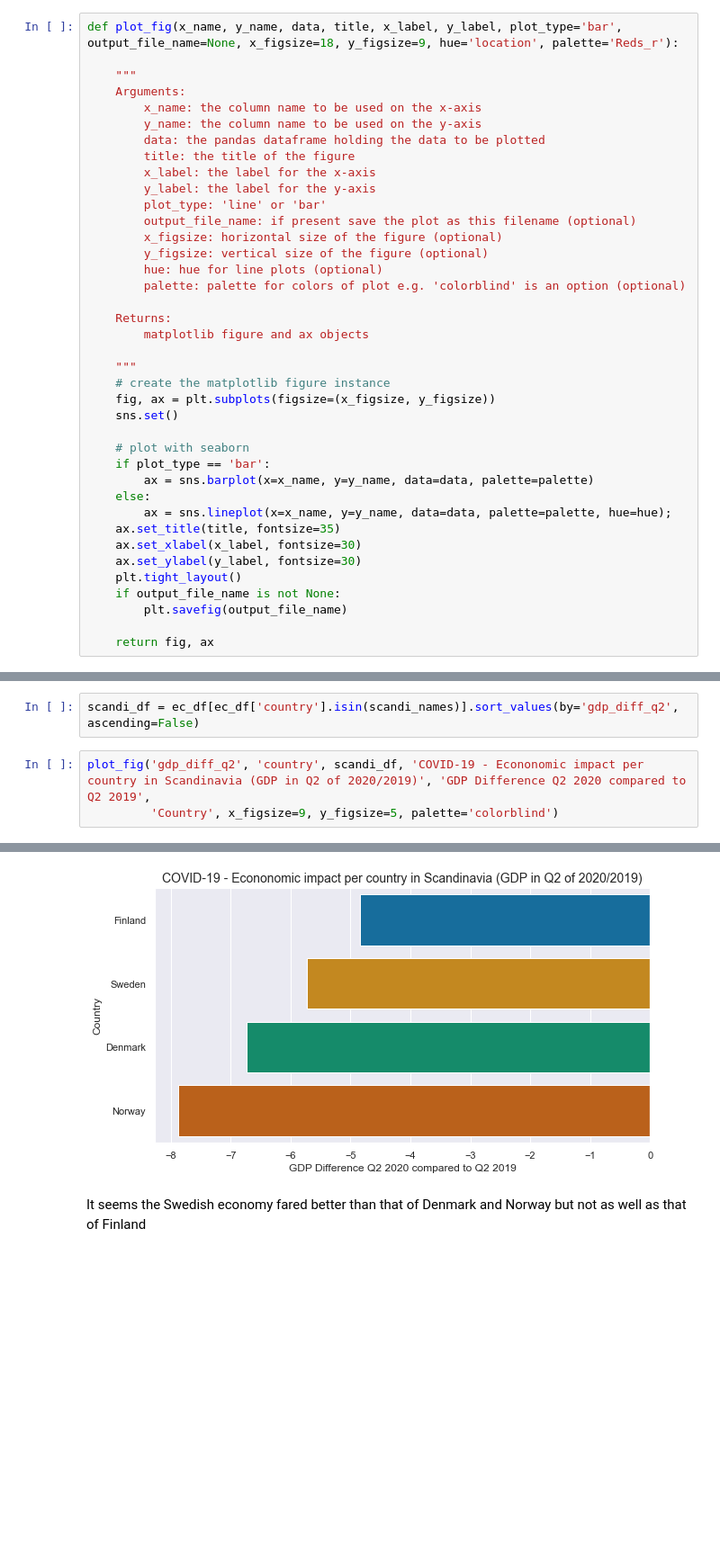
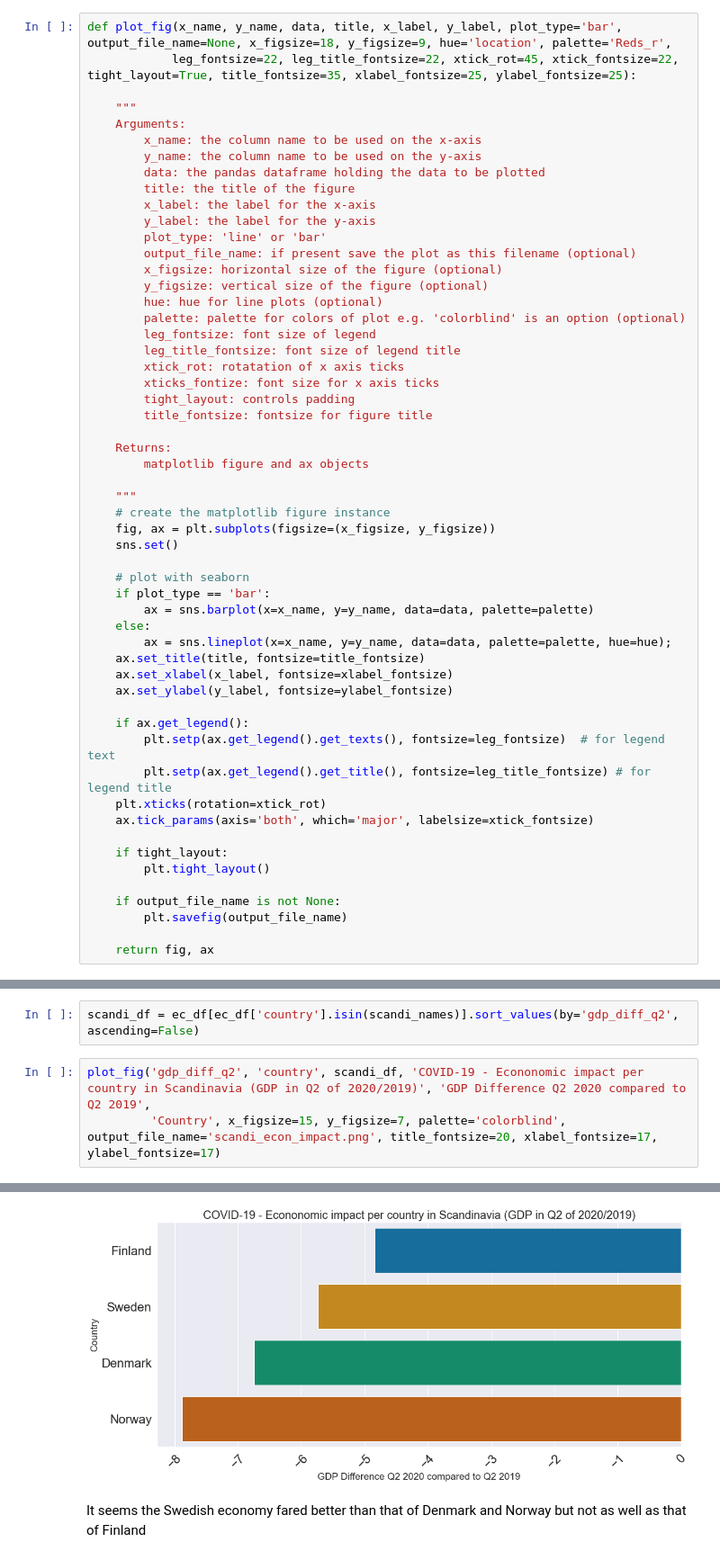
Before and after one commit to lee-hodg/Covid19Study, a Jupyter notebook: CovidStudy.ipynb, the cells around one changed output, grey strips where cells are left out. Shown at 90% size. Drawn from its saved outputs; the diff is of its cells as text; blank space fills up the shorter version.

```diff
--- a/CovidStudy.ipynb
+++ b/CovidStudy.ipynb
@@ -158,7 +158,8 @@ dtype: object
 # %% [markdown]
 # Helper functions
 # %%
-def plot_fig(x_name, y_name, data, title, x_label, y_label, plot_type='bar', output_file_name=None, x_figsize=18, y_figsize=9, hue='location', palette='Reds_r'):
+def plot_fig(x_name, y_name, data, title, x_label, y_label, plot_type='bar', output_file_name=None, x_figsize=18, y_figsize=9, hue='location', palette='Reds_r',
+            leg_fontsize=22, leg_title_fontsize=22, xtick_rot=45, xtick_fontsize=22, tight_layout=True, title_fontsize=35, xlabel_fontsize=25, ylabel_fontsize=25):
 
     """
     Arguments:
@@ -174,6 +175,12 @@ def plot_fig(x_name, y_name, data, title, x_label, y_label, plot_type='bar', out
         y_figsize: vertical size of the figure (optional)
         hue: hue for line plots (optional)
         palette: palette for colors of plot e.g. 'colorblind' is an option (optional)
+        leg_fontsize: font size of legend
+        leg_title_fontsize: font size of legend title
+        xtick_rot: rotatation of x axis ticks
+        xticks_fontize: font size for x axis ticks
+        tight_layout: controls padding
+        title_fontsize: fontsize for figure title
 
     Returns:
         matplotlib figure and ax objects
@@ -188,10 +195,19 @@ def plot_fig(x_name, y_name, data, title, x_label, y_label, plot_type='bar', out
         ax = sns.barplot(x=x_name, y=y_name, data=data, palette=palette)
     else:
         ax = sns.lineplot(x=x_name, y=y_name, data=data, palette=palette, hue=hue);
-    ax.set_title(title, fontsize=35)
-    ax.set_xlabel(x_label, fontsize=30)
-    ax.set_ylabel(y_label, fontsize=30)
-    plt.tight_layout()
+    ax.set_title(title, fontsize=title_fontsize)
+    ax.set_xlabel(x_label, fontsize=xlabel_fontsize)
+    ax.set_ylabel(y_label, fontsize=ylabel_fontsize)
+
+    if ax.get_legend():
+        plt.setp(ax.get_legend().get_texts(), fontsize=leg_fontsize)  # for legend text
+        plt.setp(ax.get_legend().get_title(), fontsize=leg_title_fontsize) # for legend title
+    plt.xticks(rotation=xtick_rot)
+    ax.tick_params(axis='both', which='major', labelsize=xtick_fontsize)
+
+    if tight_layout:
+        plt.tight_layout()
+
     if output_file_name is not None:
         plt.savefig(output_file_name)
 
@@ -720,5 +721,5 @@ scandi_names = ['Sweden', 'Denmark', 'Norway', 'Finland']
 scandi_df = ec_df[ec_df['country'].isin(scandi_names)].sort_values(by='gdp_diff_q2', ascending=False)
 # %%
 plot_fig('gdp_diff_q2', 'country', scandi_df, 'COVID-19 - Econonomic impact per country in Scandinavia (GDP in Q2 of 2020/2019)', 'GDP Difference Q2 2020 compared to Q2 2019',
-         'Country', x_figsize=9, y_figsize=5, palette='colorblind')
+         'Country', x_figsize=15, y_figsize=7, palette='colorblind', output_file_name='scandi_econ_impact.png', title_fontsize=20, xlabel_fontsize=17, ylabel_fontsize=17)
 # %% [output]
@@ -726,5 +727,5 @@ plot_fig('gdp_diff_q2', 'country', scandi_df, 'COVID-19 - Econonomic impact per
  <AxesSubplot:title={'center':'COVID-19 - Econonomic impact per country in Scandinavia (GDP in Q2 of 2020/2019)'}, xlabel='GDP Difference Q2 2020 compared to Q2 2019', ylabel='Country'>)
-[figure, old version]
+[figure, new version]
 # %% [markdown]
 It seems the Swedish economy fared better than that of Denmark and Norway but not as well as that of Finland
 # %% [markdown]
```
Also changed, not shown: parts of 15 cells of this notebook, 13 other files.
